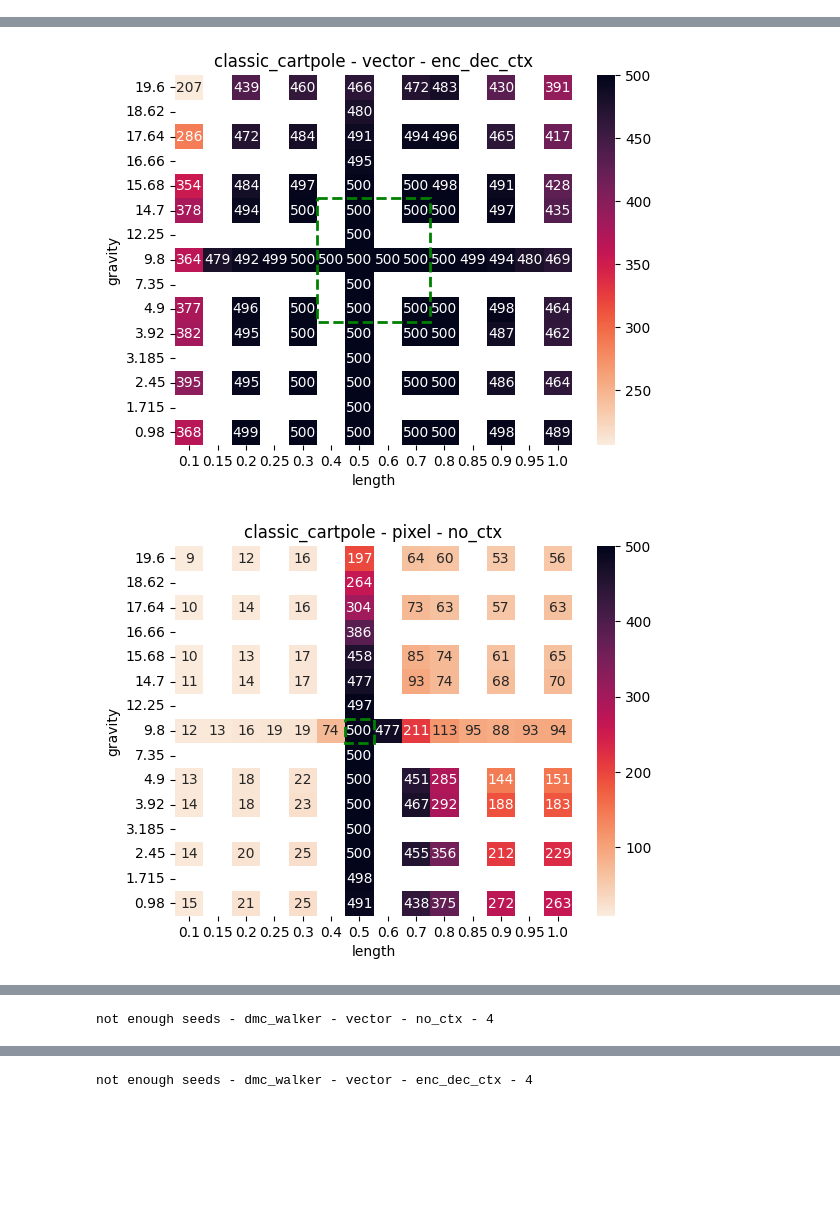
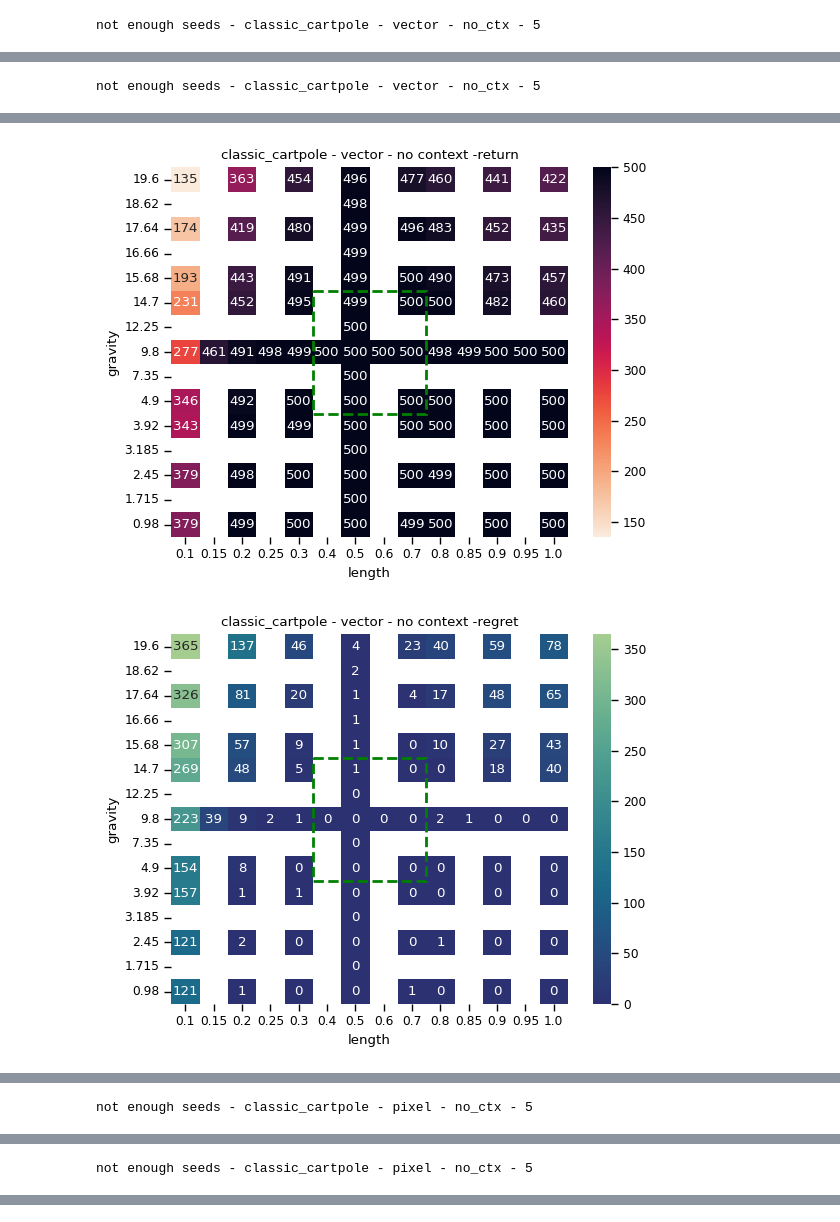
Before and after one commit to sai-prasanna/dreaming_of_many_worlds, a Jupyter notebook: notebooks/plot_analysis.ipynb, the cells around one changed output, grey strips where cells are left out. Drawn from its saved outputs; the diff is of its cells as text; code cells hidden in the pictures; blank space fills up the shorter version.

```diff
--- a/notebooks/plot_analysis.ipynb
+++ b/notebooks/plot_analysis.ipynb
@@ -228,7 +211,9 @@ logdir = Path("../logs")
 save_dir = Path("./plots/")
 
 for task in tasks:
-        for context_id in context_ids:
-            for modality in modalities:
-                plot_violin_plots(task, context_id, modality, save_dir, logdir, best_agent_metrics, "normalized")
+    for context_id in context_ids:
+        for modality in modalities:
+            for plot_y in ["return", "regret"]:
+                plot_bar_chart(task, context_id, modality, save_dir, logdir, best_agent_metrics, plot_y, "normalized")
+                print(plot_y)
 # %% [output]
@@ -325,7 +316,7 @@ def compute_eval_regret(log_dir, task, train_setting, context_idx, modality, ctx
         [default_0, default_0 + 1e-6],
         [default_1, default_1 + 1e-6]
     ]
-    if context_idx is not None and (train_setting == "single":
+    if context_idx is not None and train_setting == "single":
         interpolate_ranges[context_idx] = _TASK2CONTEXTS[task][context_idx]["train_range"]
     elif train_setting == "double_box":
         interpolate_ranges[0] = _TASK2CONTEXTS[task][0]["train_range"]
@@ -495,7 +504,10 @@ save_dir = Path("./plots/")
 for task in tasks:
     for modality in modalities:
         for train_mode in train_modes:
-            plot2d(logdir, save_dir, task, modality, train_mode, "no_ctx", exp_suffix)
+            plot2d(logdir, save_dir, task, modality, train_mode, "no_ctx", "return", exp_suffix)
+            plot2d(logdir, save_dir, task, modality, train_mode, "no_ctx", "regret", exp_suffix)
             if train_mode == "double_box":
-                plot2d(logdir, save_dir, task, modality, train_mode, "enc_dec_ctx", exp_suffix)
+                plot2d(logdir, save_dir, task, modality, train_mode, "enc_dec_ctx", "return", exp_suffix)
+                plot2d(logdir, save_dir, task, modality, train_mode, "enc_dec_ctx", "regret", exp_suffix)
 # %% [output]
+not enough seeds - classic_cartpole - vector - no_ctx - 5
@@ -502,0 +515 @@ for task in tasks:
+not enough seeds - classic_cartpole - vector - no_ctx - 5
@@ -504,2 +517,2 @@ for task in tasks:
-[figure, old version]
+[figure, new version]
-[figure, old version]
+[figure, new version]
@@ -507,0 +521 @@ for task in tasks:
+not enough seeds - classic_cartpole - pixel - no_ctx - 5
@@ -509 +523 @@ for task in tasks:
-not enough seeds - dmc_walker - vector - no_ctx - 4
+not enough seeds - classic_cartpole - pixel - no_ctx - 5
@@ -511 +524,0 @@ not enough seeds - dmc_walker - vector - no_ctx - 4
-not enough seeds - dmc_walker - vector - enc_dec_ctx - 4
```
Also changed, not shown: parts of 10 cells of this notebook.
